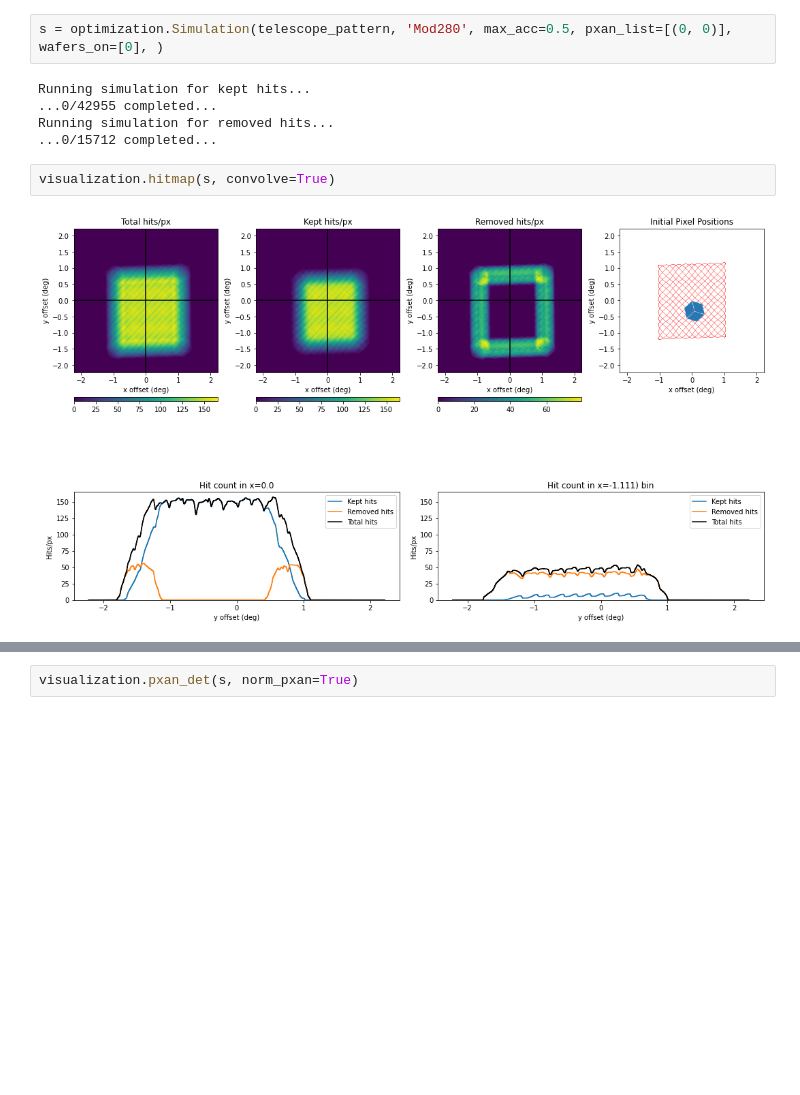
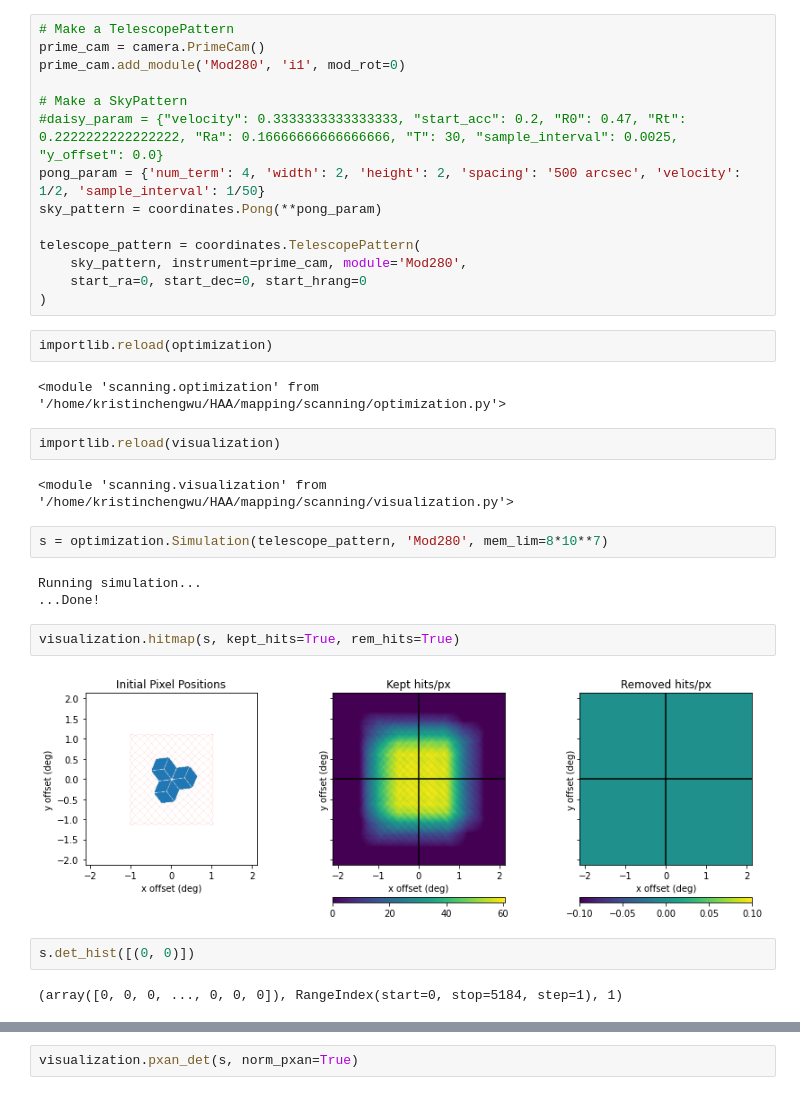
Before and after one commit to ccatp/scan_patterns, a Jupyter notebook: tutorials/simulations.ipynb, the cells around one changed output, grey strips where cells are left out. Cells and saved outputs as stored; diff of their text form; blank space fills up the shorter version.

Commit message:
simulation object

```diff
--- a/tutorials/simulations.ipynb
+++ b/tutorials/simulations.ipynb
@@ -28,14 +8,38 @@ visualization.sky_path(telescope_pattern)
+# %%
+# Make a TelescopePattern
+prime_cam = camera.PrimeCam()
+prime_cam.add_module('Mod280', 'i1', mod_rot=0)
+
+# Make a SkyPattern
+#daisy_param = {"velocity": 0.3333333333333333, "start_acc": 0.2, "R0": 0.47, "Rt": 0.2222222222222222, "Ra": 0.16666666666666666, "T": 30, "sample_interval": 0.0025, "y_offset": 0.0}
+pong_param = {'num_term': 4, 'width': 2, 'height': 2, 'spacing': '500 arcsec', 'velocity': 1/2, 'sample_interval': 1/50}
+sky_pattern = coordinates.Pong(**pong_param)
+
+telescope_pattern = coordinates.TelescopePattern(
+    sky_pattern, instrument=prime_cam, module='Mod280',
+    start_ra=0, start_dec=0, start_hrang=0
+)
+# %%
+importlib.reload(optimization)
+# %% [output]
+<module 'scanning.optimization' from '/home/kristinchengwu/HAA/mapping/scanning/optimization.py'>
+# %%
+importlib.reload(visualization)
+# %% [output]
+<module 'scanning.visualization' from '/home/kristinchengwu/HAA/mapping/scanning/visualization.py'>
 # %%
-s = optimization.Simulation(telescope_pattern, 'Mod280', max_acc=0.5, pxan_list=[(0, 0)], wafers_on=[0], )
+s = optimization.Simulation(telescope_pattern, 'Mod280', mem_lim=8*10**7)
 # %% [output]
-Running simulation for kept hits...
-...0/42955 completed...
-Running simulation for removed hits...
-...0/15712 completed...
+Running simulation...
+...Done!
 # %%
-visualization.hitmap(s, convolve=True)
+visualization.hitmap(s, kept_hits=True, rem_hits=True)
 # %% [output]
-[figure, old version]
+[figure, new version]
+# %%
+s.det_hist([(0, 0)])
+# %% [output]
+(array([0, 0, 0, ..., 0, 0, 0]), RangeIndex(start=0, stop=5184, step=1), 1)
 # %%
 visualization.hitmap(s, convolve=True)
 # %% [output]
```
Also changed, not shown: parts of 6 cells of this notebook, 12 other files.
